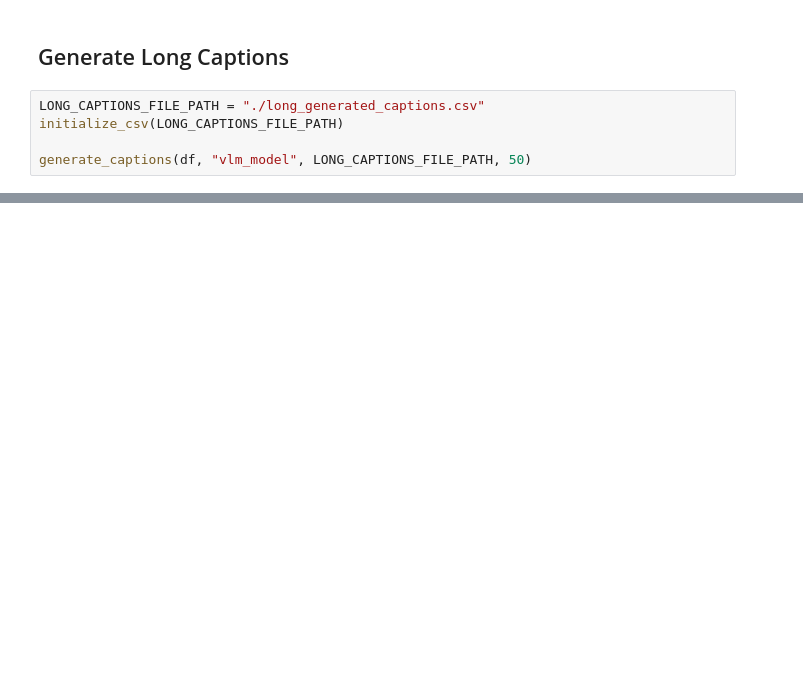
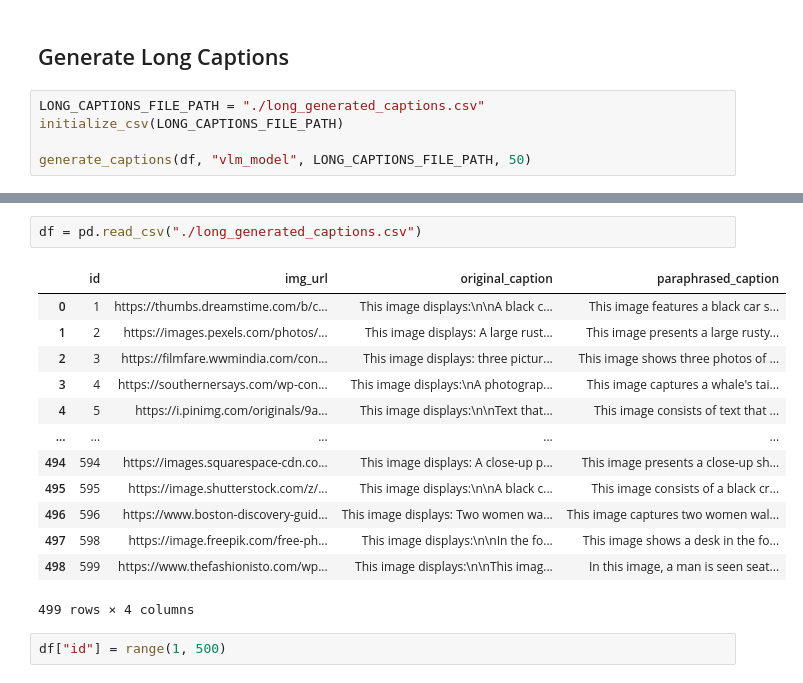
Before and after one commit to tharvus/image-rag-pipeline, a Jupyter notebook: generate_captions.ipynb, the cells around one changed output, grey strips where cells are left out. Cells and saved outputs as stored; diff of their text form; blank space fills up the shorter version.

```diff
--- a/generate_captions.ipynb
+++ b/generate_captions.ipynb
@@ -230,0 +258,18 @@ generate_captions(df, "vlm_model", LONG_CAPTIONS_FILE_PATH, 50)
+# %%
+df = pd.read_csv("./long_generated_captions.csv")
+# %% [output]
+|  | id | img_url | original_caption | paraphrased_caption |
+| 0 | 1 | https://thumbs.dreamstime.com/b/c... | This image displays:\n\nA black c... | This image features a black car s... |
+| 1 | 2 | https://images.pexels.com/photos/... | This image displays: A large rust... | This image presents a large rusty... |
+| 2 | 3 | https://filmfare.wwmindia.com/con... | This image displays: three pictur... | This image shows three photos of ... |
+| 3 | 4 | https://southernersays.com/wp-con... | This image displays:\nA photograp... | This image captures a whale's tai... |
+| 4 | 5 | https://i.pinimg.com/originals/9a... | This image displays:\n\nText that... | This image consists of text that ... |
+| ... | ... | ... | ... | ... |
+| 494 | 594 | https://images.squarespace-cdn.co... | This image displays: A close-up p... | This image presents a close-up sh... |
+| 495 | 595 | https://image.shutterstock.com/z/... | This image displays:\n\nA black c... | This image consists of a black cr... |
+| 496 | 596 | https://www.boston-discovery-guid... | This image displays: Two women wa... | This image captures two women wal... |
+| 497 | 598 | https://image.freepik.com/free-ph... | This image displays:\n\nIn the fo... | This image shows a desk in the fo... |
+| 498 | 599 | https://www.thefashionisto.com/wp... | This image displays:\n\nThis imag... | In this image, a man is seen seat... |
+499 rows × 4 columns
+# %%
+df["id"] = range(1, 500)
```
Also changed, not shown: parts of 9 cells of this notebook, 2 other files.
